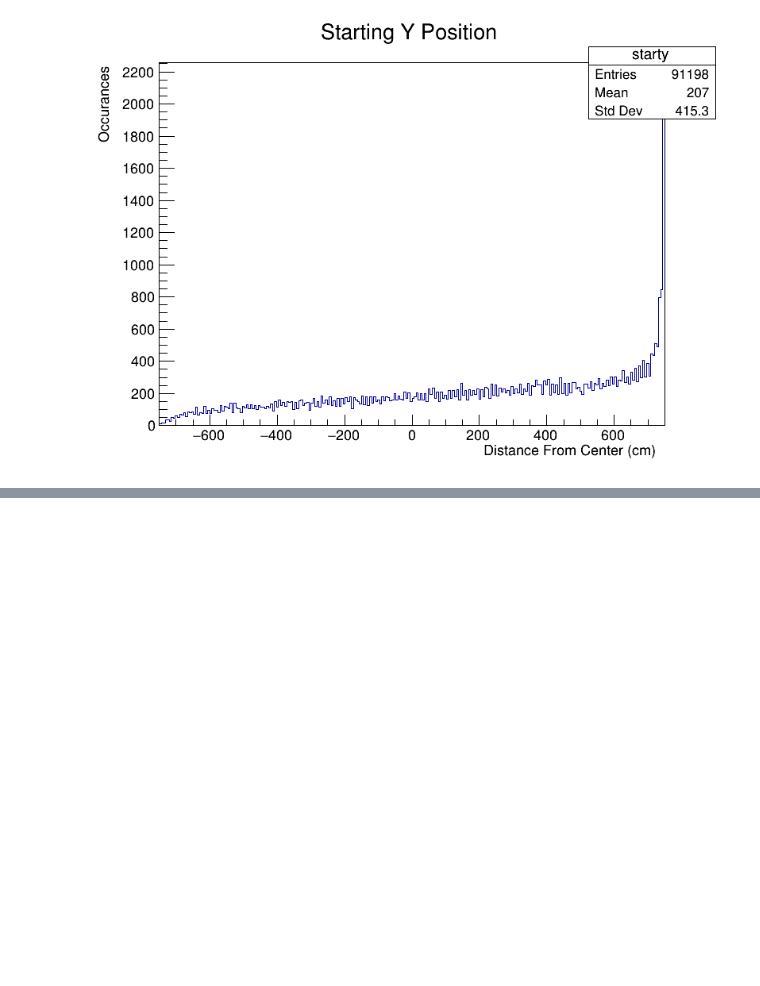
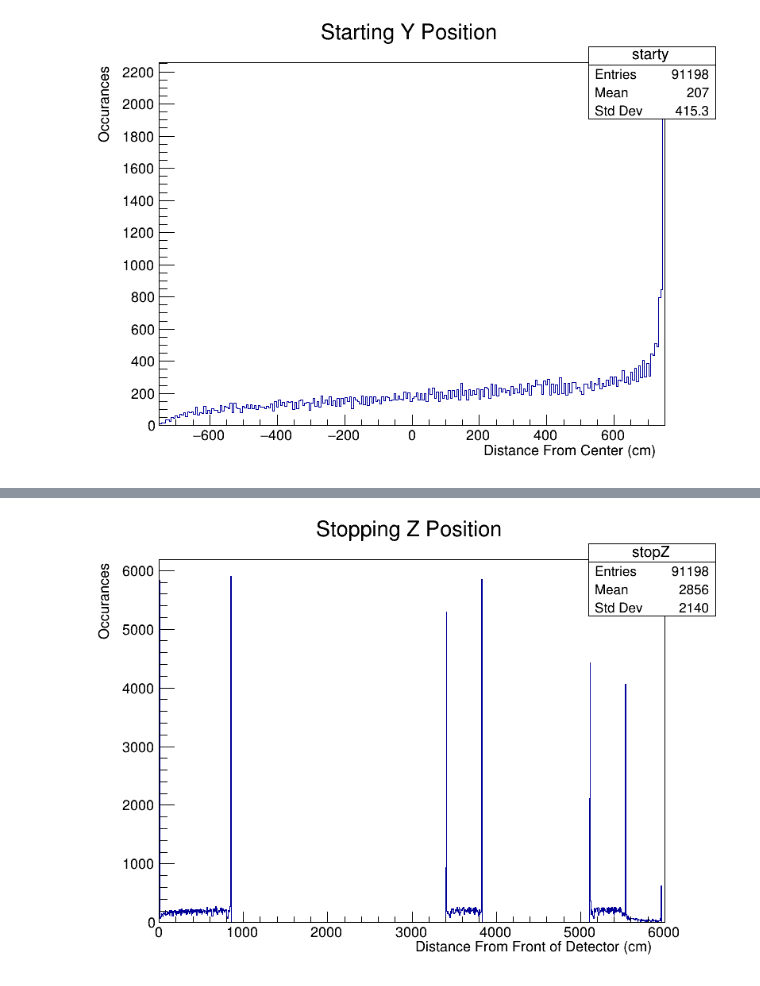
Before and after one commit to navaneethsrinath/RootPractice, a Jupyter notebook: novadatapractice.ipynb, the cells around one changed output, grey strips where cells are left out. Cells and saved outputs as stored; diff of their text form; code cells hidden in the pictures; blank space fills up the shorter version.

```diff
--- a/novadatapractice.ipynb
+++ b/novadatapractice.ipynb
@@ -82,0 +114,4 @@ canv.Draw()
+# %%
+canv.Draw()
+# %% [output]
+[figure, added]
```
Also changed, not shown: parts of 15 cells of this notebook.
